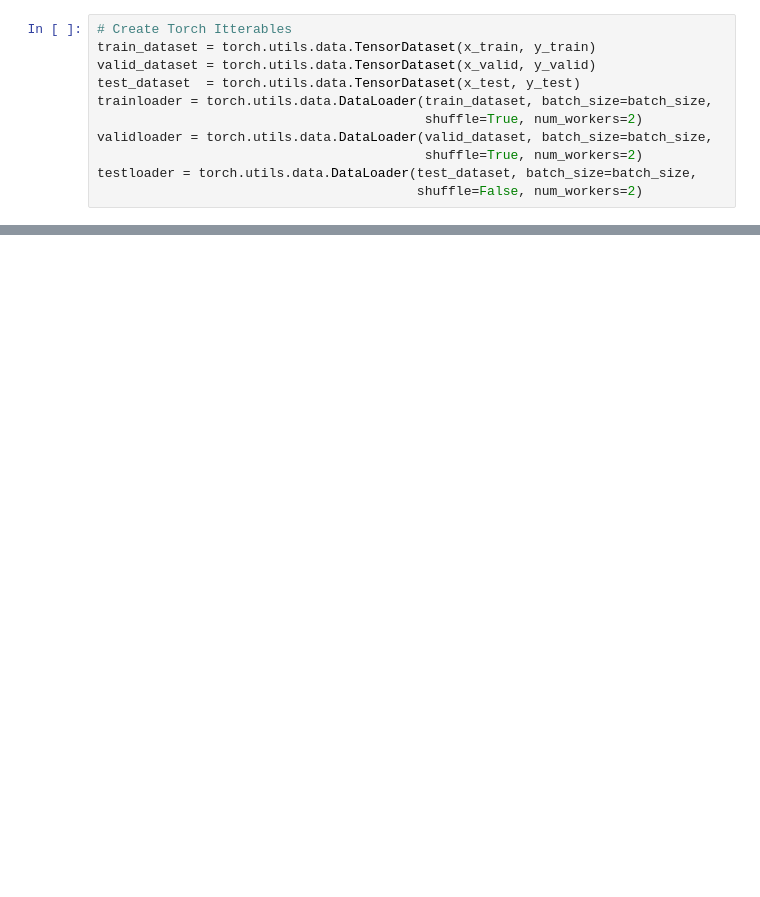
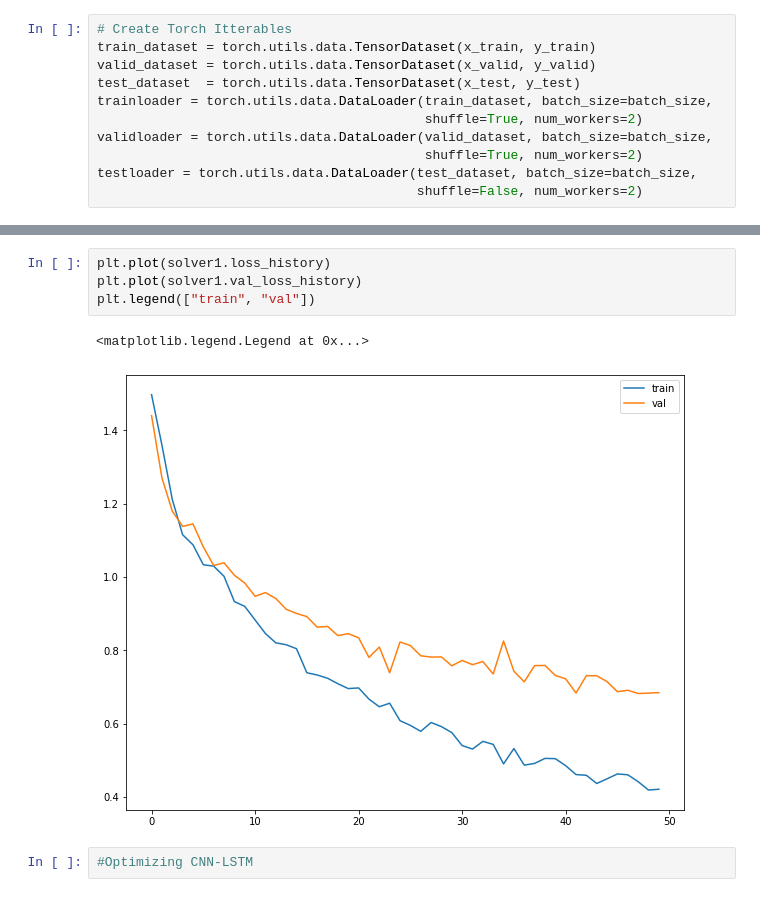
Before and after one commit to thomaskost17/ECEC247_final_project, a Jupyter notebook: ECEC247_final_project.ipynb, the cells around one changed output, grey strips where cells are left out. Saved outputs shown, nothing was run; the diff lists cells and outputs as text; blank space fills up the shorter version.

```diff
--- a/ECEC247_final_project.ipynb
+++ b/ECEC247_final_project.ipynb
@@ -691,0 +756,9 @@ Test Accuracy: 0.29289
+# %%
+plt.plot(solver1.loss_history)
+plt.plot(solver1.val_loss_history)
+plt.legend(["train", "val"])
+# %% [output]
+<matplotlib.legend.Legend at 0x...>
+[figure, added]
+# %%
+#Optimizing CNN-LSTM
```
Also changed, not shown: parts of 10 cells of this notebook, 3 other files.
